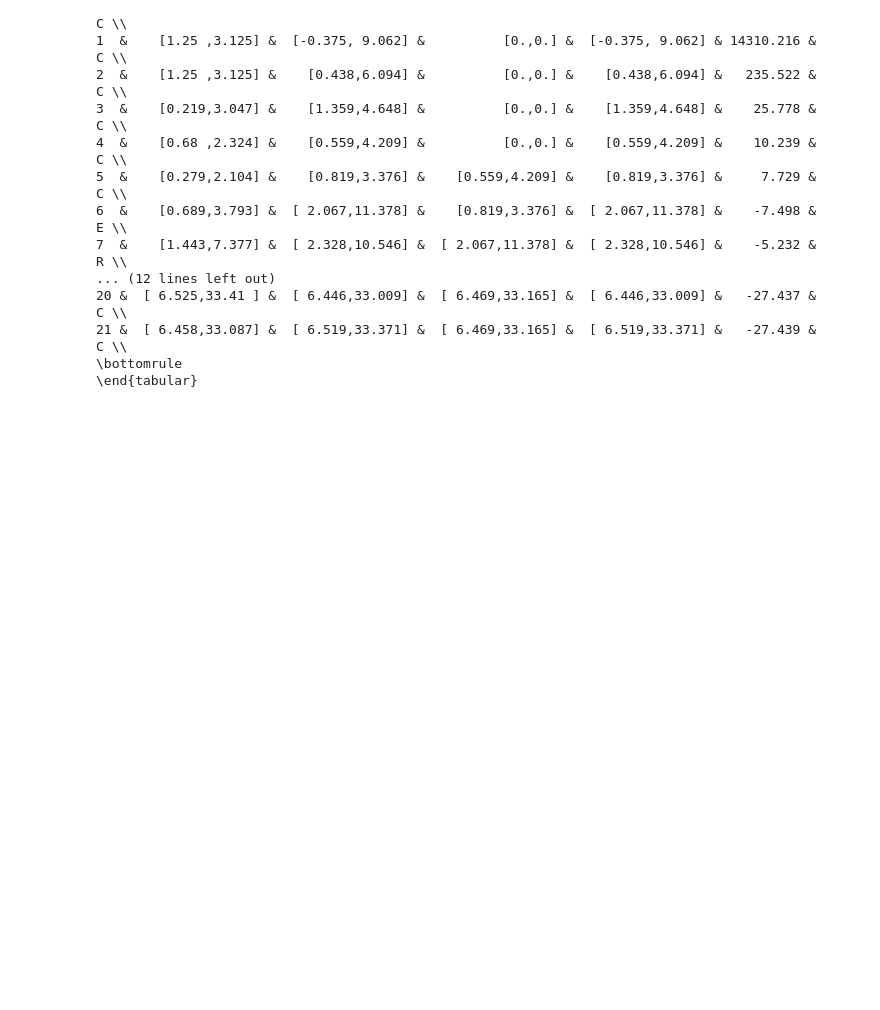
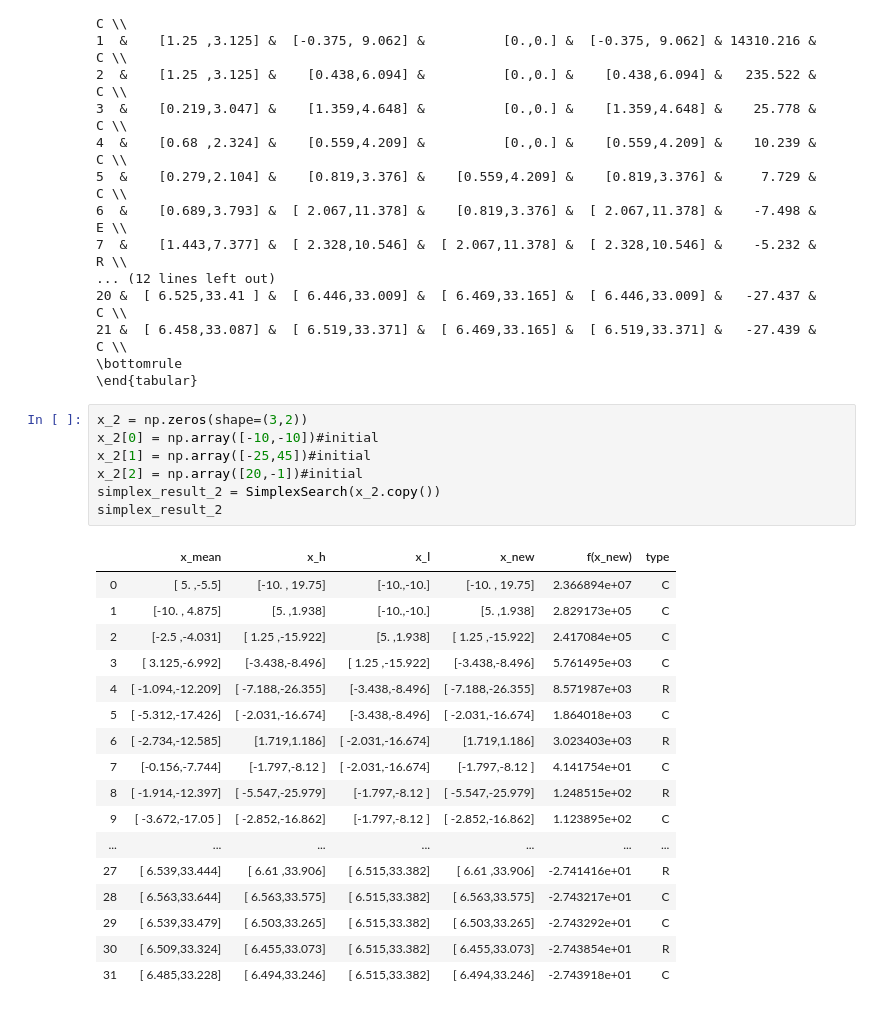
Before and after one commit to akinelden/ie440-homework3, a Jupyter notebook: HW3.ipynb, the cells around one changed output. Drawn from its saved outputs; the diff is of its cells as text; blank space fills up the shorter version.

Commit message:
Update HW3.ipynb
net solution set for simplex method

```diff
--- a/HW3.ipynb
+++ b/HW3.ipynb
@@ -354,3 +345,28 @@ print(simplex_result.to_latex(index=True,float_format='%.3f'))
 21 &  [ 6.458,33.087] &  [ 6.519,33.371] &  [ 6.469,33.165] &  [ 6.519,33.371] &   -27.439 &    C \\
 \bottomrule
 \end{tabular}
+# %%
+x_2 = np.zeros(shape=(3,2))
+x_2[0] = np.array([-10,-10])#initial
+x_2[1] = np.array([-25,45])#initial
+x_2[2] = np.array([20,-1])#initial
+simplex_result_2 = SimplexSearch(x_2.copy())
+simplex_result_2
+# %% [output]
+|  | x_mean | x_h | x_l | x_new | f(x_new) | type |
+| 0 | [ 5. ,-5.5] | [-10. , 19.75] | [-10.,-10.] | [-10. , 19.75] | 2.366894e+07 | C |
+| 1 | [-10. , 4.875] | [5. ,1.938] | [-10.,-10.] | [5. ,1.938] | 2.829173e+05 | C |
+| 2 | [-2.5 ,-4.031] | [ 1.25 ,-15.922] | [5. ,1.938] | [ 1.25 ,-15.922] | 2.417084e+05 | C |
+| 3 | [ 3.125,-6.992] | [-3.438,-8.496] | [ 1.25 ,-15.922] | [-3.438,-8.496] | 5.761495e+03 | C |
+| 4 | [ -1.094,-12.209] | [ -7.188,-26.355] | [-3.438,-8.496] | [ -7.188,-26.355] | 8.571987e+03 | R |
+| 5 | [ -5.312,-17.426] | [ -2.031,-16.674] | [-3.438,-8.496] | [ -2.031,-16.674] | 1.864018e+03 | C |
+| 6 | [ -2.734,-12.585] | [1.719,1.186] | [ -2.031,-16.674] | [1.719,1.186] | 3.023403e+03 | R |
+| 7 | [-0.156,-7.744] | [-1.797,-8.12 ] | [ -2.031,-16.674] | [-1.797,-8.12 ] | 4.141754e+01 | C |
+| 8 | [ -1.914,-12.397] | [ -5.547,-25.979] | [-1.797,-8.12 ] | [ -5.547,-25.979] | 1.248515e+02 | R |
+| 9 | [ -3.672,-17.05 ] | [ -2.852,-16.862] | [-1.797,-8.12 ] | [ -2.852,-16.862] | 1.123895e+02 | C |
+| ... | ... | ... | ... | ... | ... | ... |
+| 27 | [ 6.539,33.444] | [ 6.61 ,33.906] | [ 6.515,33.382] | [ 6.61 ,33.906] | -2.741416e+01 | R |
+| 28 | [ 6.563,33.644] | [ 6.563,33.575] | [ 6.515,33.382] | [ 6.563,33.575] | -2.743217e+01 | C |
+| 29 | [ 6.539,33.479] | [ 6.503,33.265] | [ 6.515,33.382] | [ 6.503,33.265] | -2.743292e+01 | C |
+| 30 | [ 6.509,33.324] | [ 6.455,33.073] | [ 6.515,33.382] | [ 6.455,33.073] | -2.743854e+01 | R |
+| 31 | [ 6.485,33.228] | [ 6.494,33.246] | [ 6.515,33.382] | [ 6.494,33.246] | -2.743918e+01 | C |
```
Also changed, not shown: parts of 8 cells of this notebook.
